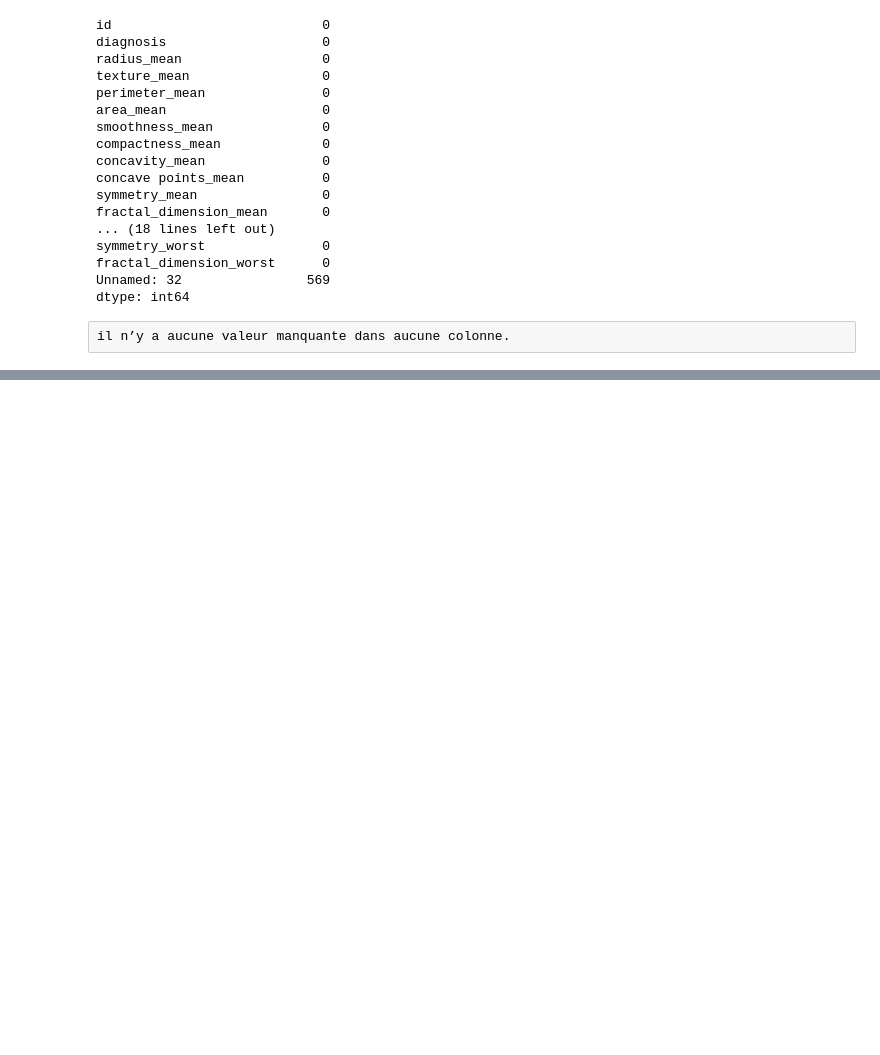
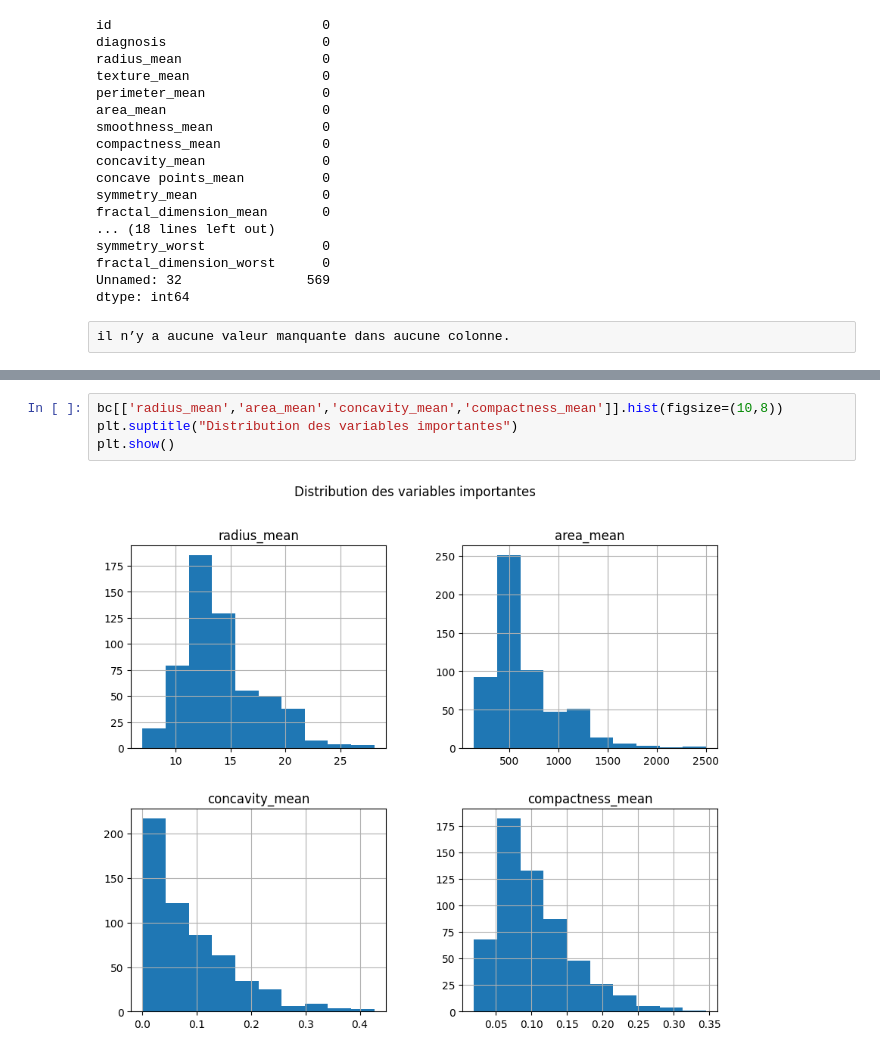
Before and after one commit to sarhanhamdi/ML_Project_Crisp-dm, a Jupyter notebook: Project_RF/Projet_RF.ipynb, the cells around one changed output, grey strips where cells are left out. Saved outputs shown, nothing was run; the diff lists cells and outputs as text; blank space fills up the shorter version.

```diff
--- a/Project_RF/Projet_RF.ipynb
+++ b/Project_RF/Projet_RF.ipynb
@@ -111,0 +167,6 @@ il n’y a aucune valeur manquante dans aucune colonne.
+# %%
+bc[['radius_mean','area_mean','concavity_mean','compactness_mean']].hist(figsize=(10,8))
+plt.suptitle("Distribution des variables importantes")
+plt.show()
+# %% [output]
+[figure, added]
```
Also changed, not shown: parts of 25 cells of this notebook.
